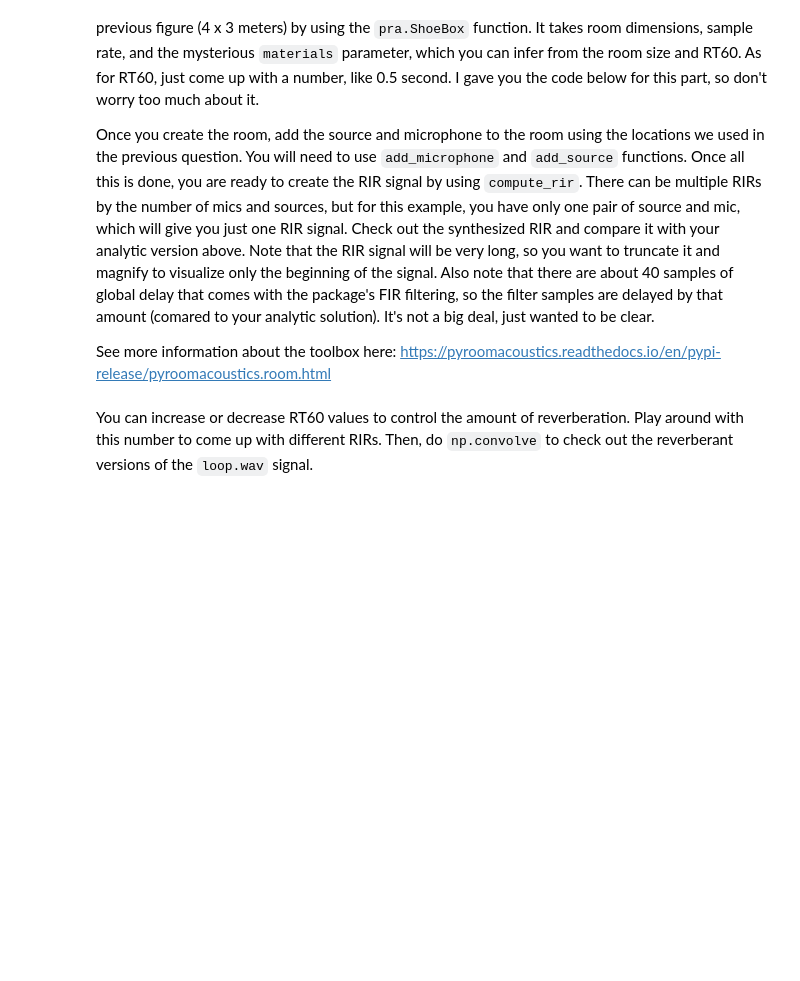
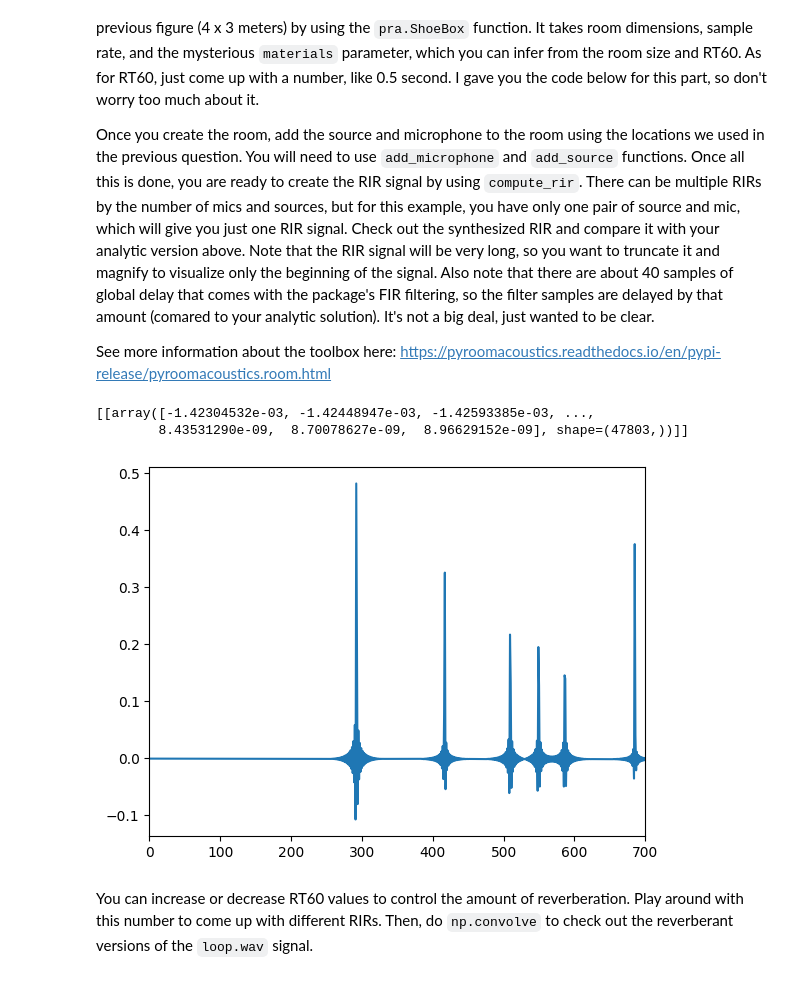
Before and after one commit to MichaelAHeredia/CS448, a Jupyter notebook: Lab 03/Lab 03/Lab 3 - Artificial Reverberation and Room Simulation.ipynb, the cells around one changed output. Drawn from its saved outputs; the diff is of its cells as text; code cells hidden in the pictures; blank space fills up the shorter version.

````diff
--- a/Lab 03/Lab 03/Lab 3 - Artificial Reverberation and Room Simulation.ipynb
+++ b/Lab 03/Lab 03/Lab 3 - Artificial Reverberation and Room Simulation.ipynb
@@ -48,20 +81,31 @@ See more information about the toolbox here: https://pyroomacoustics.readthedocs
 # %%
 import pyroomacoustics as pra
 
-rt60 = 0.5  # seconds
+rt60 = 0.6  # seconds
 room_dim = [4, 3]  # In meters. The room is 4m wide and 3m long. Height is irrelevant for 2D simulations.
 
 # We invert Sabine's formula to obtain the parameters for the ISM simulator
 e_absorption, max_order = pra.inverse_sabine(rt60, room_dim, c=343)
 
 # Create the room
 room = pra.ShoeBox(
     room_dim, fs=48000, materials=pra.Material(e_absorption), max_order=max_order
 )
 
 # Add a microphone and a source, and compute the RIR
 # Check out the waveform of the RIR
 # YOUR CODE HERE
+room.add_microphone([2,.5])
+room.add_source([1,2])
+room.compute_rir()
+print(room.rir)
+plt.plot(room.rir[0][0])
+plt.xlim(0,700)
+plt.show()
+# %% [output]
+[[array([-1.42304532e-03, -1.42448947e-03, -1.42593385e-03, ...,
+        8.43531290e-09,  8.70078627e-09,  8.96629152e-09], shape=(47803,))]]
+[figure, added]
 # %% [markdown]
 You can increase or decrease RT60 values to control the amount of reverberation. Play around with this number to come up with different RIRs. Then, do ```np.convolve``` to check out the reverberant versions of the ```loop.wav``` signal.
 # %%
````
Also changed, not shown: parts of 3 cells of this notebook.
